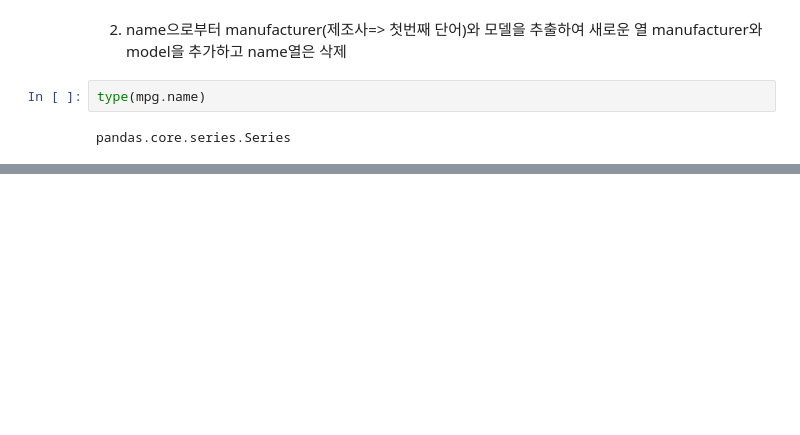
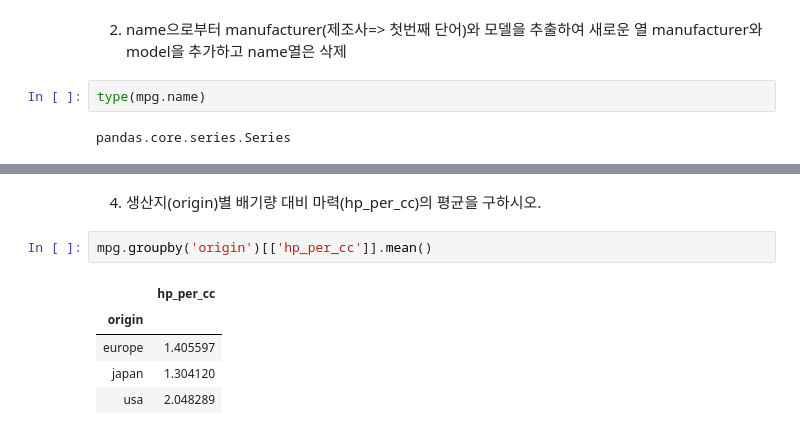
Before and after one commit to beegramin9/DataScience, a Jupyter notebook: 03_pandas/11_1111.ipynb, the cells around one changed output, grey strips where cells are left out. Saved outputs shown, nothing was run; the diff lists cells and outputs as text; blank space fills up the shorter version.

```diff
--- a/03_pandas/11_1111.ipynb
+++ b/03_pandas/11_1111.ipynb
@@ -236,0 +300,10 @@ mpg['manufacturer'] = mpg.apply(lambda r: r.name)
+# %% [markdown]
+4. 생산지(origin)별 배기량 대비 마력(hp_per_cc)의 평균을 구하시오.
+# %%
+mpg.groupby('origin')[['hp_per_cc']].mean()
+# %% [output]
+|  | hp_per_cc |
+| origin |  |
+| europe | 1.405597 |
+| japan | 1.304120 |
+| usa | 2.048289 |
```
Also changed, not shown: parts of 11 cells of this notebook, 1 other file.
